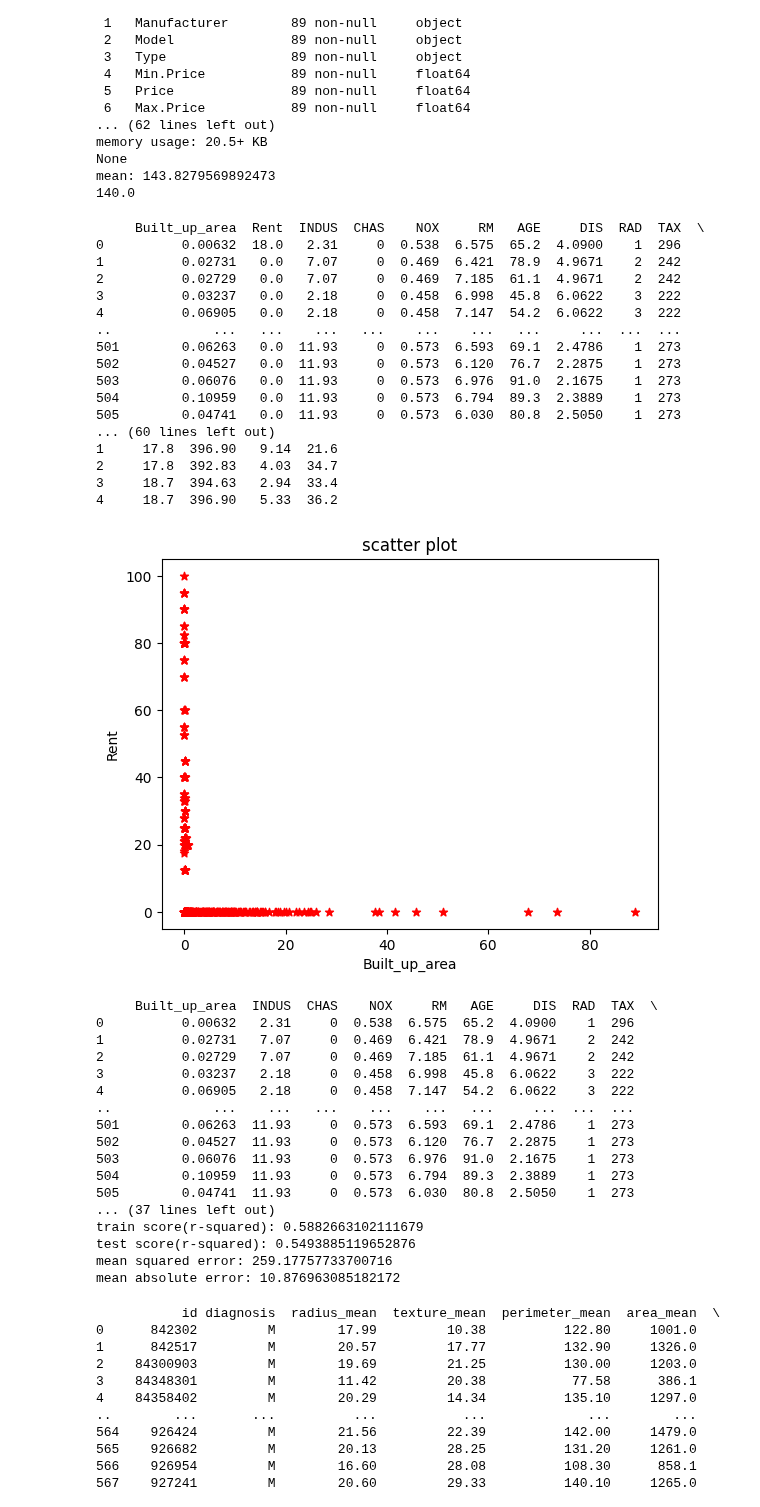
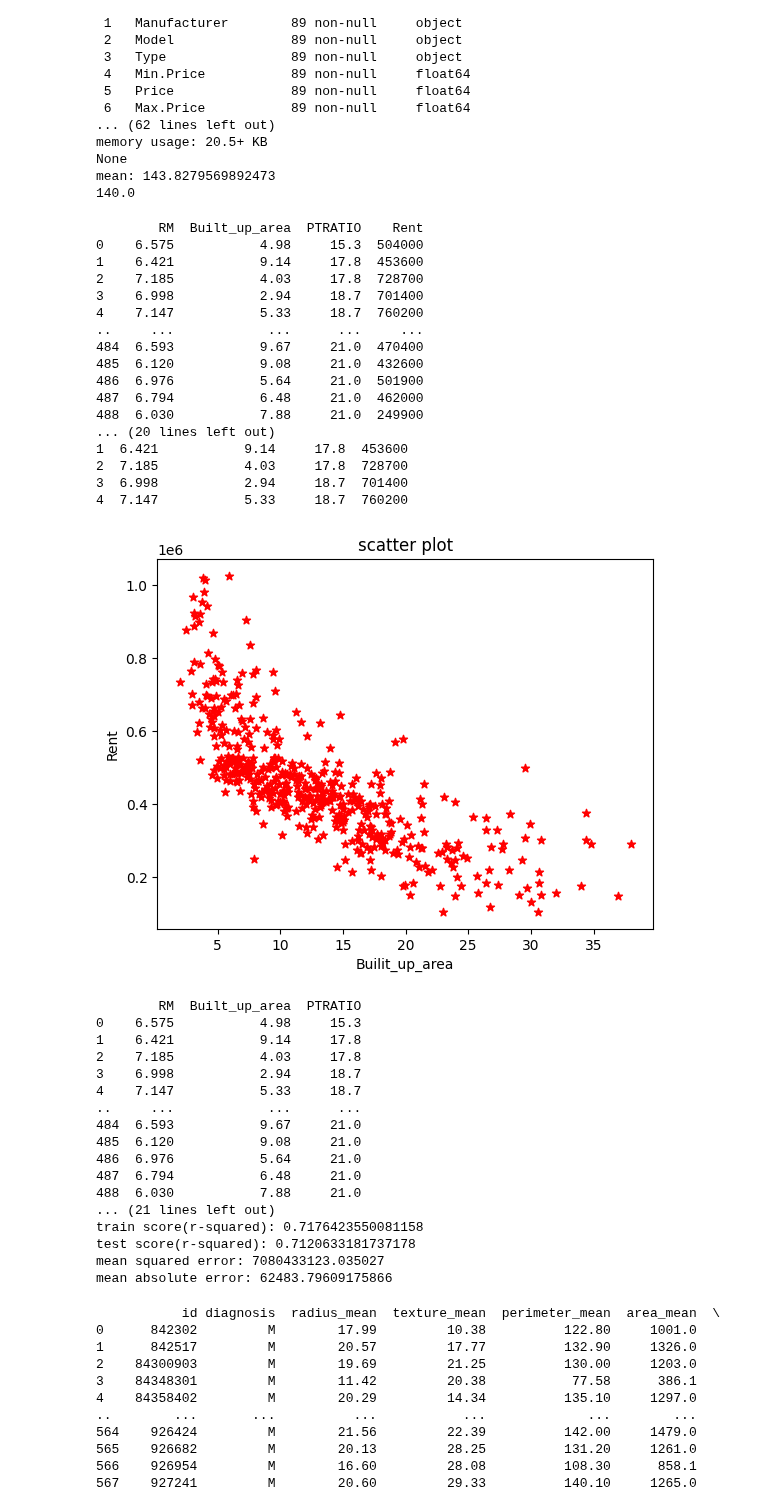
Before and after one commit to charitha1505/AIML, a Jupyter notebook: AIML.ipynb, the cells around one changed output. Drawn from its saved outputs; the diff is of its cells as text; code cells hidden in the pictures.

```diff
--- a/AIML.ipynb
+++ b/AIML.ipynb
@@ -374,78 +339,79 @@ import numpy as  np
 from sklearn.linear_model import LinearRegression
 from sklearn import linear_model
 from sklearn.metrics import mean_squared_error,mean_absolute_error
-df=pd.read_csv('/housing (3).csv')
+df=pd.read_csv('/content/boston_housing.csv')
 print(df)
 df.info()
 print(df.isnull().sum())
 print(df.head())
 plt.scatter(df.Built_up_area,df.Rent,color='red',marker='*')
-plt.xlabel('Built_up_area')
+plt.xlabel('Builit_up_area')
 plt.ylabel('Rent')
 plt.title('scatter plot')
 plt.show()
 x=df.drop('Rent',axis=1)
 print(x)
 y=df.Rent
 print(y)
 from sklearn.model_selection import train_test_split
 xtrain,xtest,ytrain,ytest=train_test_split(x,y,test_size=0.33,random_state=42)
 print('xtrain shape:',xtrain.shape)
 print('xtest shape:',xtest.shape)
 print('ytrain shape:',ytrain.shape)
 print('ytest shape:',ytest.shape)
 reg=linear_model.LinearRegression()
 reg.fit(x,y)
 y_pred=reg.predict(xtest)
-reg.predict([[650,0,1,2,3,4,5,6,9,8,7,5,4]])
+reg.predict([[650,0,1]])
+
 print(reg.coef_)
 print(reg.intercept_)
 z=9.7900215*650+1128.879253617697
 print(z)
 train_score=reg.score(xtrain,ytrain)
 test_score=reg.score(xtest,ytest)
 print('train score(r-squared):',train_score)
 print('test score(r-squared):',test_score)
 mse=mean_squared_error(ytest,y_pred)
 print('mean squared error:',mse)
 mae=mean_absolute_error(ytest,y_pred)
 print('mean absolute error:',mae)
 # %% [output]
-     Built_up_area  Rent  INDUS  CHAS    NOX     RM   AGE     DIS  RAD  TAX  \
-0          0.00632  18.0   2.31     0  0.538  6.575  65.2  4.0900    1  296
-1          0.02731   0.0   7.07     0  0.469  6.421  78.9  4.9671    2  242
-2          0.02729   0.0   7.07     0  0.469  7.185  61.1  4.9671    2  242
-3          0.03237   0.0   2.18     0  0.458  6.998  45.8  6.0622    3  222
-4          0.06905   0.0   2.18     0  0.458  7.147  54.2  6.0622    3  222
-..             ...   ...    ...   ...    ...    ...   ...     ...  ...  ...
-501        0.06263   0.0  11.93     0  0.573  6.593  69.1  2.4786    1  273
-502        0.04527   0.0  11.93     0  0.573  6.120  76.7  2.2875    1  273
-503        0.06076   0.0  11.93     0  0.573  6.976  91.0  2.1675    1  273
-504        0.10959   0.0  11.93     0  0.573  6.794  89.3  2.3889    1  273
-505        0.04741   0.0  11.93     0  0.573  6.030  80.8  2.5050    1  273
-... (60 lines left out)
-1     17.8  396.90   9.14  21.6
-2     17.8  392.83   4.03  34.7
-3     18.7  394.63   2.94  33.4
-4     18.7  396.90   5.33  36.2
+        RM  Built_up_area  PTRATIO    Rent
+0    6.575           4.98     15.3  504000
+1    6.421           9.14     17.8  453600
+2    7.185           4.03     17.8  728700
+3    6.998           2.94     18.7  701400
+4    7.147           5.33     18.7  760200
+..     ...            ...      ...     ...
+484  6.593           9.67     21.0  470400
+485  6.120           9.08     21.0  432600
+486  6.976           5.64     21.0  501900
+487  6.794           6.48     21.0  462000
+488  6.030           7.88     21.0  249900
+... (20 lines left out)
+1  6.421           9.14     17.8  453600
+2  7.185           4.03     17.8  728700
+3  6.998           2.94     18.7  701400
+4  7.147           5.33     18.7  760200
-[figure, old version]
+[figure, new version]
-     Built_up_area  INDUS  CHAS    NOX     RM   AGE     DIS  RAD  TAX  \
-0          0.00632   2.31     0  0.538  6.575  65.2  4.0900    1  296
-1          0.02731   7.07     0  0.469  6.421  78.9  4.9671    2  242
-2          0.02729   7.07     0  0.469  7.185  61.1  4.9671    2  242
-3          0.03237   2.18     0  0.458  6.998  45.8  6.0622    3  222
-4          0.06905   2.18     0  0.458  7.147  54.2  6.0622    3  222
-..             ...    ...   ...    ...    ...   ...     ...  ...  ...
-501        0.06263  11.93     0  0.573  6.593  69.1  2.4786    1  273
-502        0.04527  11.93     0  0.573  6.120  76.7  2.2875    1  273
-503        0.06076  11.93     0  0.573  6.976  91.0  2.1675    1  273
-504        0.10959  11.93     0  0.573  6.794  89.3  2.3889    1  273
-505        0.04741  11.93     0  0.573  6.030  80.8  2.5050    1  273
-... (37 lines left out)
-train score(r-squared): 0.5882663102111679
-test score(r-squared): 0.5493885119652876
-mean squared error: 259.17757733700716
-mean absolute error: 10.876963085182172
+        RM  Built_up_area  PTRATIO
+0    6.575           4.98     15.3
+1    6.421           9.14     17.8
+2    7.185           4.03     17.8
+3    6.998           2.94     18.7
+4    7.147           5.33     18.7
+..     ...            ...      ...
+484  6.593           9.67     21.0
+485  6.120           9.08     21.0
+486  6.976           5.64     21.0
+487  6.794           6.48     21.0
+488  6.030           7.88     21.0
+... (21 lines left out)
+train score(r-squared): 0.7176423550081158
+test score(r-squared): 0.7120633181737178
+mean squared error: 7080433123.035027
+mean absolute error: 62483.79609175866
 # %%
 import pandas as pd
 import matplotlib.pyplot as plt
```
Also changed, not shown: parts of 5 cells of this notebook.
